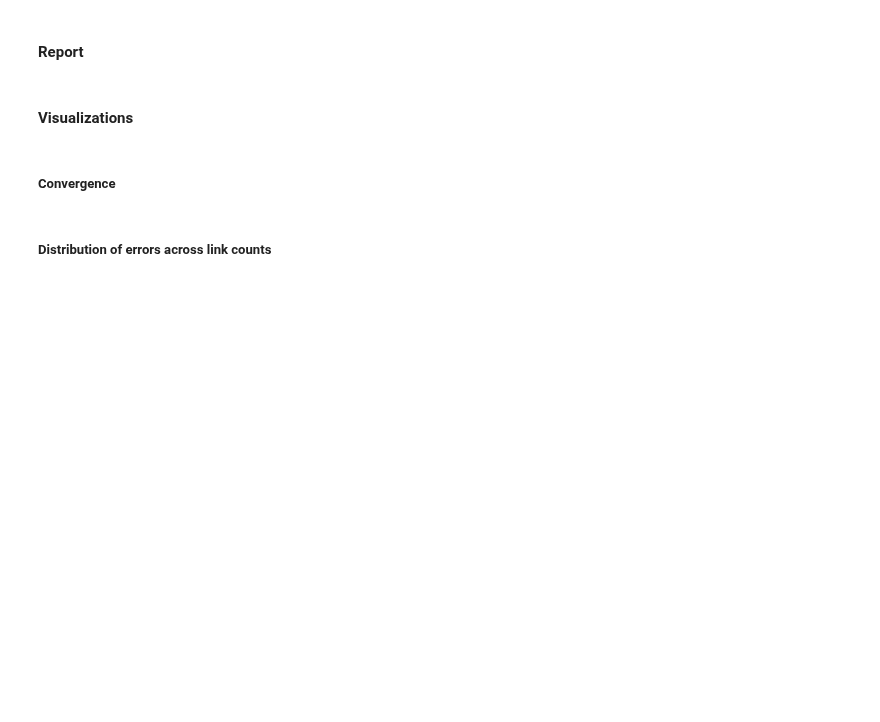
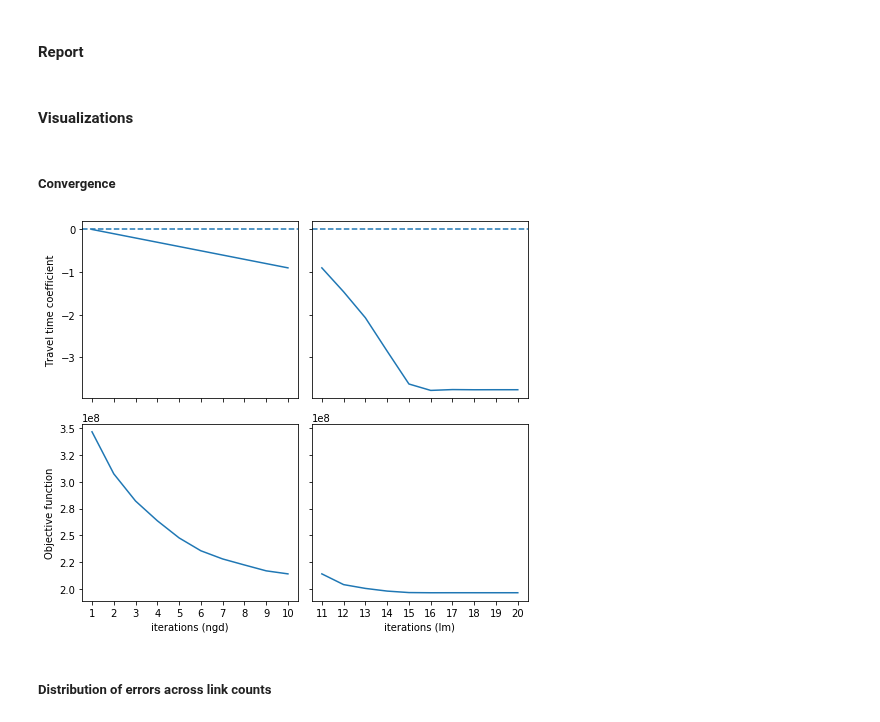
Before and after one commit to pabloguarda/isuelogit, a Jupyter notebook: notebooks/lue_fresno_network-2020.ipynb, the cells around one changed output. Drawn from its saved outputs; the diff is of its cells as text; code cells hidden in the pictures; blank space fills up the shorter version.

```diff
--- a/notebooks/lue_fresno_network-2020.ipynb
+++ b/notebooks/lue_fresno_network-2020.ipynb
@@ -249,16 +291,18 @@ Objective function under equilikely route choices: 271,370,332.4
 # %% [markdown]
 #### No refined stage
 # %%
-learning_results_norefined, inference_results_norefined, best_iter_norefined = \
-    learner_norefined.statistical_inference(h0=0, bilevel_iters=10, alpha=0.05, link_report=False, iteration_report = True)
+learning_results_norefined_traveltime_model, inference_results_norefined_traveltime_model, best_iter_norefined_traveltime_model = \
+    learner_norefined.statistical_inference(h0=0, bilevel_iters=2, alpha=0.05, link_report=False, iteration_report = True)
 
-theta_norefined = learning_results_norefined[best_iter_norefined]['theta']
+theta_norefined_traveltime_model = learning_results_norefined_traveltime_model[best_iter_norefined_traveltime_model]['theta']
+
+paths_generator.write_paths(network=fresno_network, overwrite_input=False, filename = 'paths-traveltime-model-Fresno')
 # %% [markdown]
 #### Refined stage
 # %%
-learner_refined.utility_function.initial_values = theta_norefined
+learner_refined.utility_function.initial_values = theta_norefined_traveltime_model
 
-learning_results_refined, inference_results_refined, best_iter_refined = \
+learning_results_refined_traveltime_model, inference_results_refined_traveltime_model, best_iter_refined_traveltime_model = \
     learner_refined.statistical_inference(h0=0, bilevel_iters=10, alpha=0.05, link_report=False, iteration_report = True)
 
-theta_refined = learning_results_refined[best_iter_refined]['theta']
+theta_refined_traveltime_model = learning_results_refined_traveltime_model[best_iter_refined_traveltime_model]['theta']
@@ -275,10 +337,10 @@ estimation_reporter.add_items_report(
 )
 
 estimation_reporter.add_items_report(
-    theta_norefined=theta_norefined,
-    theta_refined= theta_refined,
-    best_objective_norefined = round(learning_results_norefined[best_iter_norefined]['objective'],1),
-    best_objective_refined = round(learning_results_refined[best_iter_refined]['objective'],1),
+    theta_norefined=theta_norefined_traveltime_model,
+    theta_refined= theta_refined_traveltime_model,
+    best_objective_norefined = round(learning_results_norefined_traveltime_model[best_iter_norefined_traveltime_model]['objective'],1),
+    best_objective_refined = round(learning_results_refined_traveltime_model[best_iter_refined_traveltime_model]['objective'],1),
 )
 
 # Summary with most relevant options, prediction error, initial parameters, etc
@@ -289,14 +351,14 @@ estimation_reporter.write_estimation_report(
 
 # Write tables with results on learning and inference
 estimation_reporter.write_learning_tables(
-    results_norefined=learning_results_norefined,
-    results_refined=learning_results_refined,
+    results_norefined=learning_results_norefined_traveltime_model,
+    results_refined=learning_results_refined_traveltime_model,
     network = fresno_network,
     utility_function = utility_function)
 
 estimation_reporter.write_inference_tables(
-    results_norefined=inference_results_norefined,
-    results_refined=inference_results_refined,
+    results_norefined=inference_results_norefined_traveltime_model,
+    results_refined=inference_results_refined_traveltime_model,
     float_format = '%.3f')
 # %% [markdown]
 #### Visualizations
@@ -304,17 +366,19 @@ estimation_reporter.write_inference_tables(
 ##### Convergence
 # %%
 results_df = isl.descriptive_statistics \
-    .get_loss_and_estimates_over_iterations(results_norefined=learning_results_norefined
-                                            , results_refined=learning_results_refined)
+    .get_loss_and_estimates_over_iterations(results_norefined=learning_results_norefined_traveltime_model
+                                            , results_refined=learning_results_refined_traveltime_model)
 
 fig = isl.visualization.Artist().convergence(
     results_norefined_df=results_df[results_df['stage'] == 'norefined'],
     results_refined_df=results_df[results_df['stage'] == 'refined'],
     filename='convergence_' + fresno_network.key,
     methods=[outer_optimizer_norefined.method.key, outer_optimizer_refined.method.key],
     folder = estimation_reporter.dirs['estimation_folder'],
     simulated_data = False
 )
+# %% [output]
+[figure, added]
 # %% [markdown]
 ##### Distribution of errors across link counts
 # %%
```
Also changed, not shown: parts of 18 cells of this notebook.
